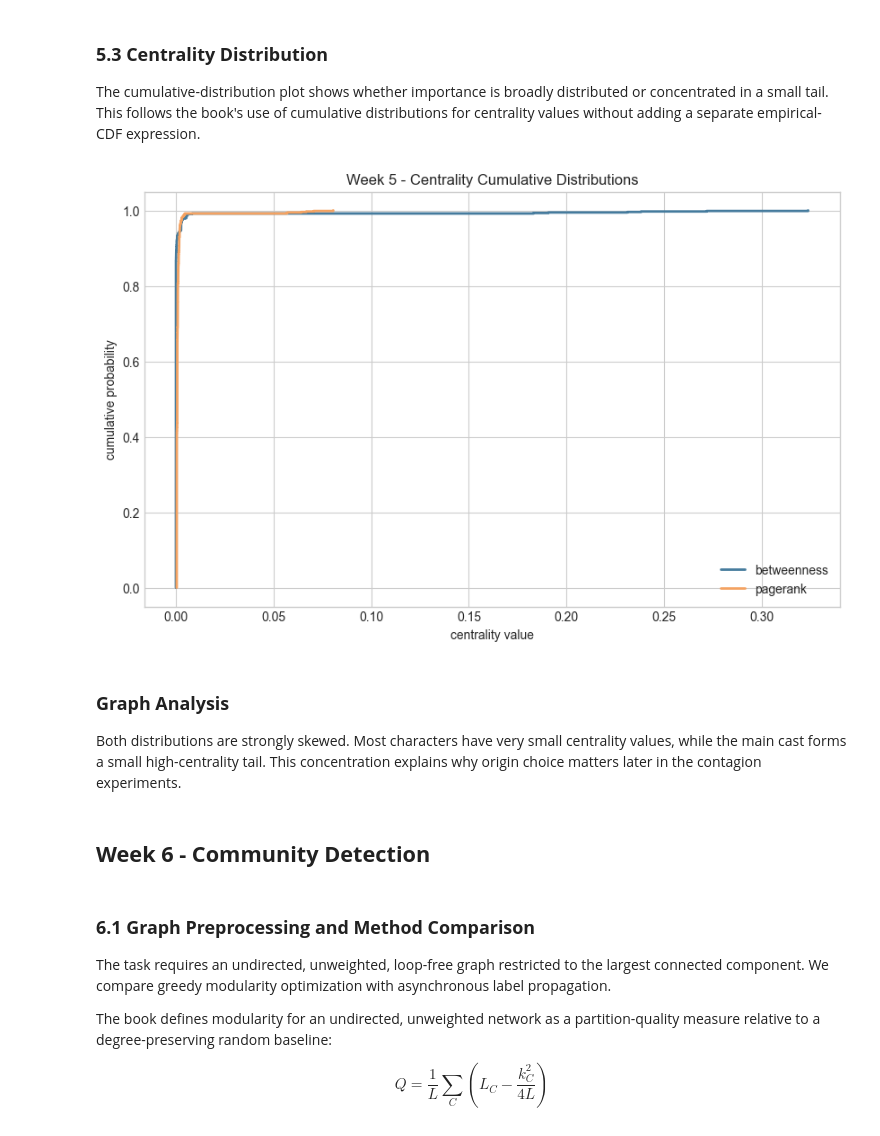
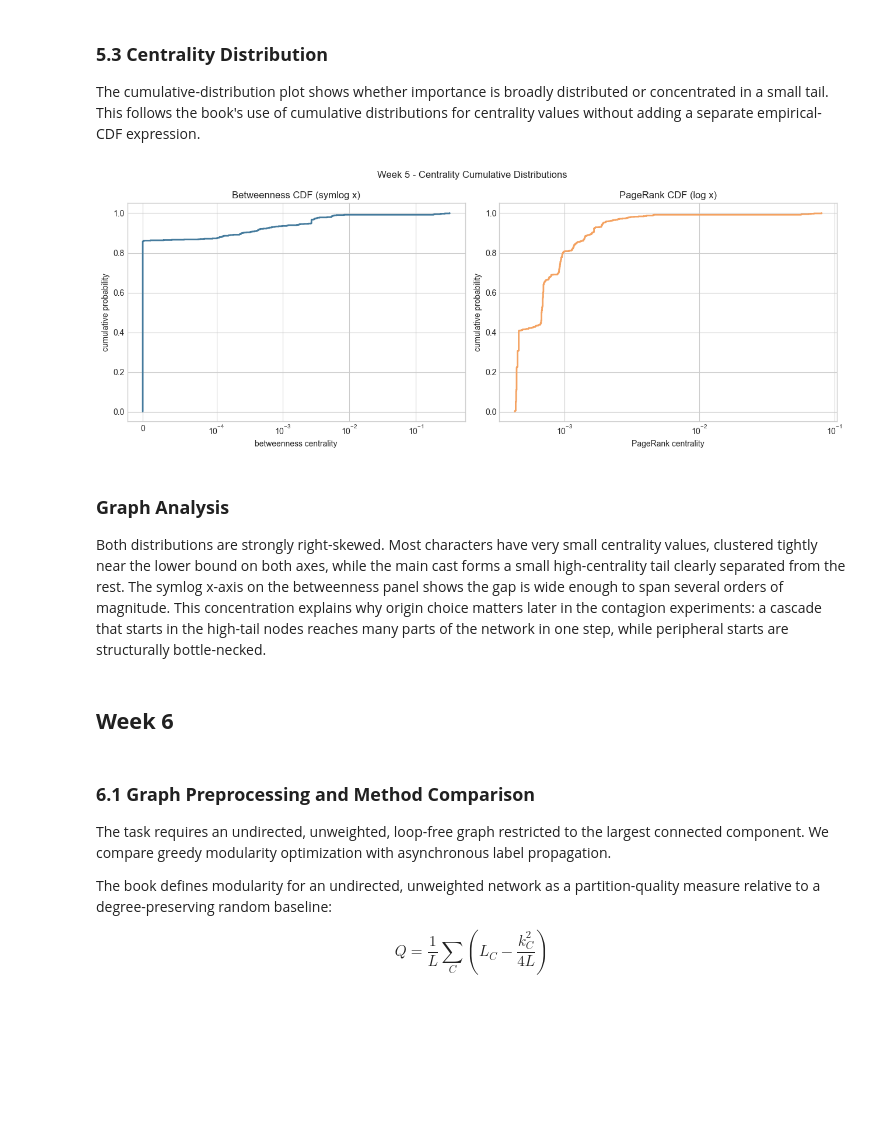
Before and after one commit to simoneprezioso/Social-Network-Analysis, a Jupyter notebook: main.ipynb, the cells around one changed output. Cells and saved outputs as stored; diff of their text form; code cells hidden in the pictures; blank space fills up the shorter version.

```diff
--- a/main.ipynb
+++ b/main.ipynb
@@ -74,9 +73,11 @@ def load_interactions(path: Path) -> pd.DataFrame:
 
             if line.startswith("#"):
                 metadata_lines += 1
-                marker = line[1:].strip().lower().split()[0]
-                if marker.startswith("s") and "e" in marker:
-                    episode_markers += 1
+                tokens_after_hash = line[1:].strip().lower().split()
+                if tokens_after_hash:
+                    marker = tokens_after_hash[0]
+                    if marker.startswith("s") and "e" in marker:
+                        episode_markers += 1
                 continue
 
             tokens = line.split()
@@ -624,23 +641,32 @@ The cumulative-distribution plot shows whether importance is broadly distributed
 # %%
 xb, yb = empirical_cdf(betweenness.values())
 xp, yp = empirical_cdf(pagerank.values())
 
-plt.figure(figsize=(10, 6))
-plt.step(xb, yb, where="post", linewidth=2, color="#457b9d", label="betweenness")
-plt.step(xp, yp, where="post", linewidth=2, color="#f4a261", label="pagerank")
-plt.xlabel("centrality value")
-plt.ylabel("cumulative probability")
-plt.title("Week 5 - Centrality Cumulative Distributions")
-plt.legend()
+fig, axes = plt.subplots(1, 2, figsize=(13, 5))
+
+axes[0].step(xb, yb, where="post", linewidth=2, color="#457b9d")
+axes[0].set_xscale("symlog", linthresh=1e-4)
+axes[0].set_xlabel("betweenness centrality")
+axes[0].set_ylabel("cumulative probability")
+axes[0].set_title("Betweenness CDF (symlog x)")
+
+axes[1].step(xp, yp, where="post", linewidth=2, color="#f4a261")
+axes[1].set_xscale("log")
+axes[1].set_xlabel("PageRank centrality")
+axes[1].set_ylabel("cumulative probability")
+axes[1].set_title("PageRank CDF (log x)")
+
+fig.suptitle("Week 5 - Centrality Cumulative Distributions")
+plt.tight_layout()
 plt.show()
 # %% [output]
-[figure, old version]
+[figure, new version]
 # %% [markdown]
 ### **Graph Analysis**
 
-Both distributions are strongly skewed. Most characters have very small centrality values, while the main cast forms a small high-centrality tail. This concentration explains why origin choice matters later in the contagion experiments.
+Both distributions are strongly right-skewed. Most characters have very small centrality values, clustered tightly near the lower bound on both axes, while the main cast forms a small high-centrality tail clearly separated from the rest. The symlog x-axis on the betweenness panel shows the gap is wide enough to span several orders of magnitude. This concentration explains why origin choice matters later in the contagion experiments: a cascade that starts in the high-tail nodes reaches many parts of the network in one step, while peripheral starts are structurally bottle-necked.
 # %% [markdown]
-## **Week 6 - Community Detection**
+## **Week 6**
 # %% [markdown]
 ### **6.1 Graph Preprocessing and Method Comparison**
 
```
Also changed, not shown: parts of 45 cells of this notebook, 1 other file.
